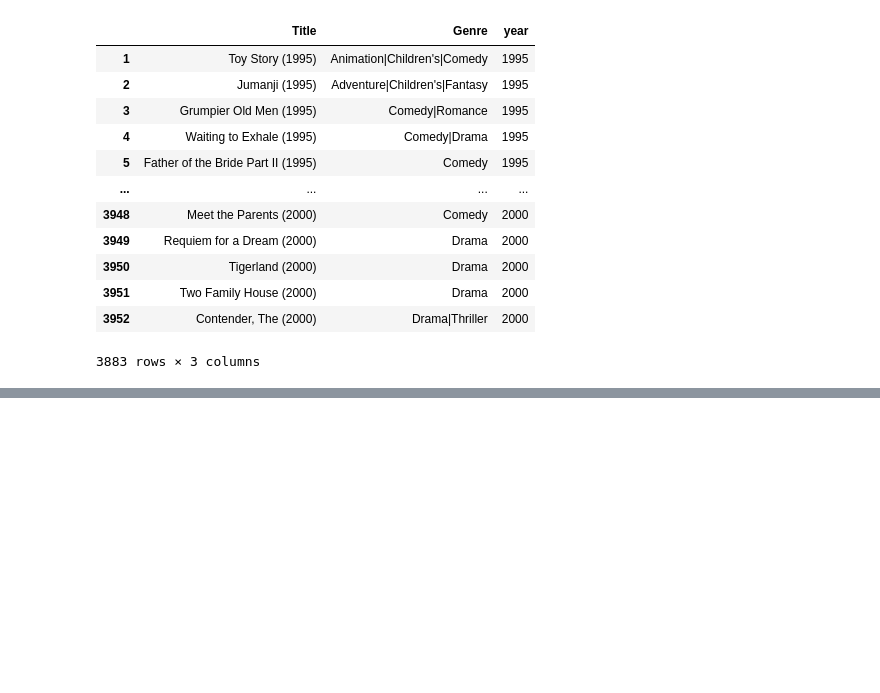
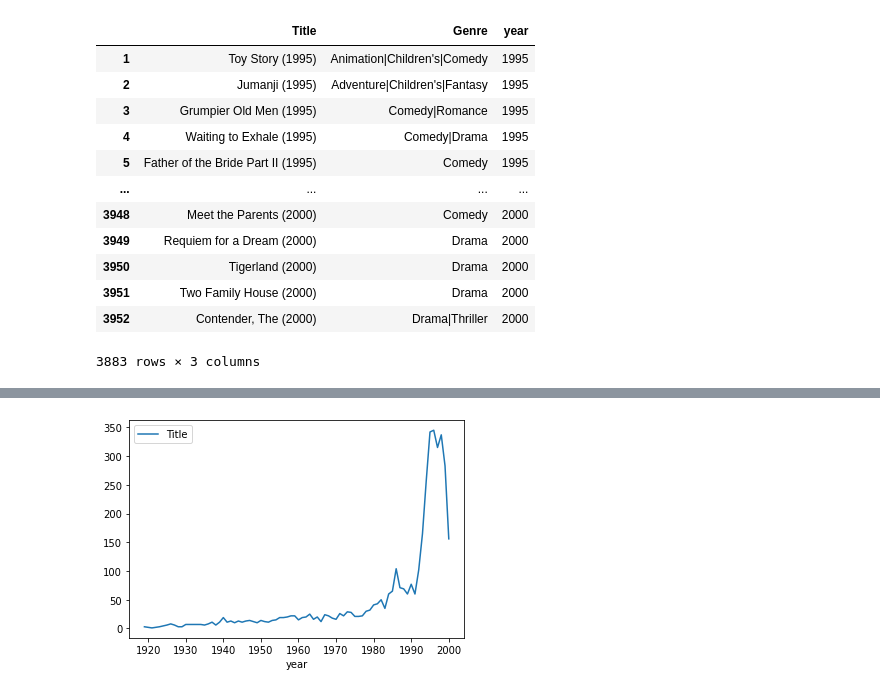
Before and after one commit to AlbertoBassanoni/MLPNS_ABassanoni, a Jupyter notebook: MLPNS23_bootcamp.ipynb, the cells around one changed output, grey strips where cells are left out. Saved outputs shown, nothing was run; the diff lists cells and outputs as text; code cells hidden in the pictures; blank space fills up the shorter version.

```diff
--- a/MLPNS23_bootcamp.ipynb
+++ b/MLPNS23_bootcamp.ipynb
@@ -559,0 +596,4 @@ movies
+# %%
+movies.groupby("year").count().plot(y="Title");
+# %% [output]
+[figure, added]
```
Also changed, not shown: parts of 85 cells of this notebook.
